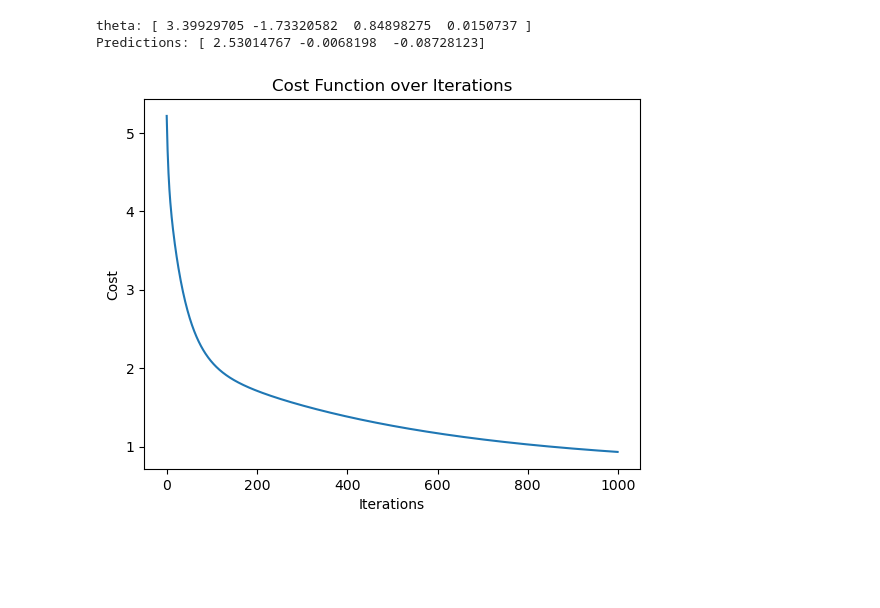
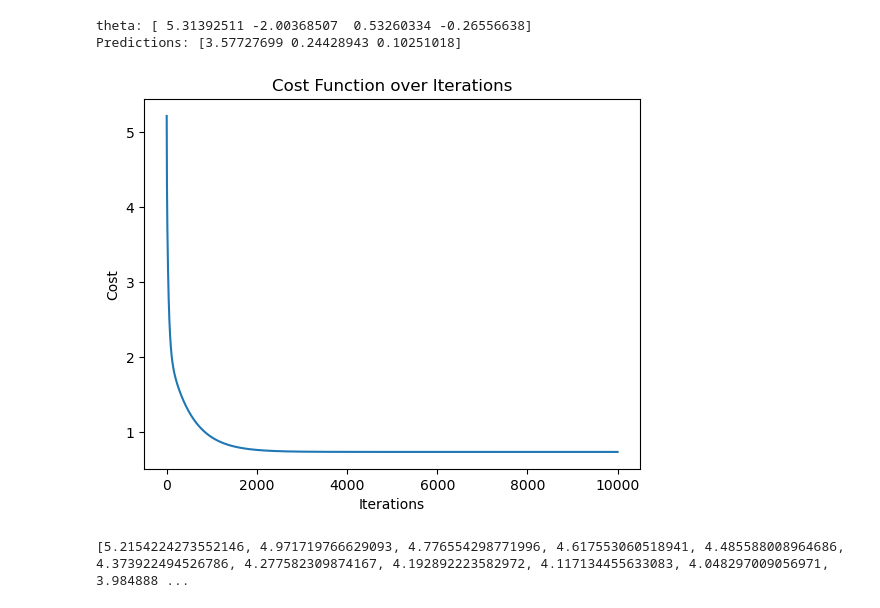
Before and after one commit to RocketDan11/ml, a Jupyter notebook: homework/linReg.ipynb, the cells around one changed output. Drawn from its saved outputs; the diff is of its cells as text; code cells hidden in the pictures; blank space fills up the shorter version.

```diff
--- a/homework/linReg.ipynb
+++ b/homework/linReg.ipynb
@@ -28,47 +28,48 @@ def gradient_descent(X, y, theta, learning_rate, iterations):
 
     return theta, cost_history
 # %%
-import pandas as pd
-import numpy as np
-
 # Load the data
 data = pd.read_csv("assets/D3.csv")
 X = data[['X1', 'X2', 'X3']].values
 y = data['Y'].values
 
 # Add a column of ones to X for the bias term
 X_b = np.c_[np.ones((X.shape[0], 1)), X]
 
 # Initialize parameters
 learning_rate = 0.01
-iterations = 1000
+iterations = 10000
 theta = np.zeros(X_b.shape[1])  # Initialize theta with zeros (4 parameters: bias + 3 features)
 
 # Run gradient descent
 theta, cost_history = gradient_descent(X_b, y, theta, learning_rate, iterations)
 
 # Print the optimized parameters
 print("theta:", theta)
 
 
 # Example predictions
 new_X = np.array([[1, 1, 1], [2, 0, 4], [3, 2, 1]])
-new_X_b = np.c_[np.ones((new_X.shape[0], 1)), new_X]  # Add bias term
+new_X_b = np.c_[np.ones((new_X.shape[0], 1)), new_X]  # Add bias terme
 predictions = predict(new_X_b, theta)
 print("Predictions:", predictions)
 
 # Plot the cost function
 import matplotlib.pyplot as plt
 
 plt.plot(range(iterations), cost_history)
 plt.xlabel('Iterations')
 plt.ylabel('Cost')
 plt.title('Cost Function over Iterations')
 plt.show()
 # %% [output]
-theta: [ 3.39929705 -1.73320582  0.84898275  0.0150737 ]
-Predictions: [ 2.53014767 -0.0068198  -0.08728123]
+theta: [ 5.31392511 -2.00368507  0.53260334 -0.26556638]
+Predictions: [3.57727699 0.24428943 0.10251018]
-[figure, old version]
+[figure, new version]
+# %%
+print(cost_history)
+# %% [output]
+[5.2154224273552146, 4.971719766629093, 4.776554298771996, 4.617553060518941, 4.485588008964686, 4.373922494526786, 4.277582309874167, 4.192892223582972, 4.117134455633083, 4.048297009056971, 3.984888 ...
 # %%
 # Function to plot single feature regression
 def plot_single_feature(X, y, theta, feature_name):
```
Also changed, not shown: parts of 3 cells of this notebook.
